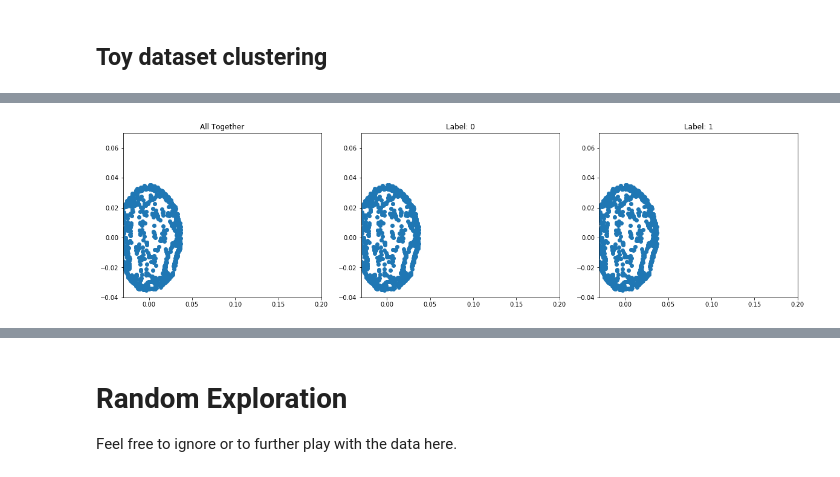
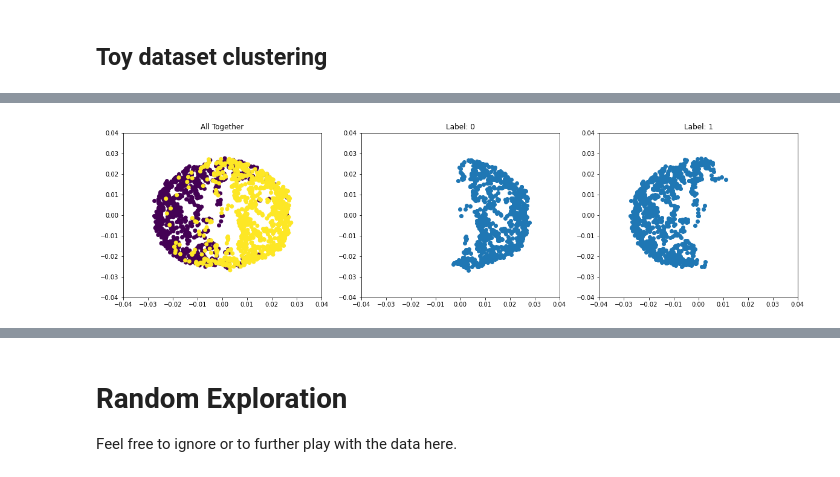
Before and after one commit to anniegao2007/neuron-clustering, a Jupyter notebook: code.ipynb, the cells around one changed output, grey strips where cells are left out. Saved outputs shown, nothing was run; the diff lists cells and outputs as text; code cells hidden in the pictures.

```diff
--- a/code.ipynb
+++ b/code.ipynb
@@ -531,15 +541,19 @@ array([[-0.74571133, -0.01525877],
 # %%
-fig, ax = plt.subplots(1, 3, figsize=(20,5))
-for i in range(3):
-    if i == 0:
-        ax[0].scatter(data_phate[:,0],data_phate[:,1])
-        ax[0].set_title('All Together')
-    else:
-        ind = [a for a in range(labels_SC.shape[0]) if labels_SC[a,i-1]]
-        ax[i].scatter(data_phate[ind,0], data_phate[ind,1])
-        ax[i].set_title('Label: {}'.format(i-1))
-    ax[i].set_xlim(-0.03, 0.2)
-    ax[i].set_ylim(-0.04, 0.07)
-plt.show()
+def plot_cluster_results(data, orig_labels, gen_labels, limits):
+    x1,x2,y1,y2 = limits
+    fig, ax = plt.subplots(1, 3, figsize=(20,5))
+    for i in range(3):
+        if i == 0:
+            ax[0].scatter(data[:,0],data[:,1], c=orig_labels)
+            ax[0].set_title('All Together')
+        else:
+            ind = [a for a in range(gen_labels.shape[0]) if gen_labels[a,i-1]]
+            ax[i].scatter(data[ind,0], data[ind,1])
+            ax[i].set_title('Label: {}'.format(i-1))
+        ax[i].set_xlim(x1,x2)
+        ax[i].set_ylim(y1,y2)
+    plt.show()
-# %% [output]
-[figure, removed]
+# %%
+plot_cluster_results(data_phate_sc, labels, labels_SC, [-0.04, 0.04, -0.04, 0.04])
+# %% [output]
+[figure, added]
```
Also changed, not shown: parts of 13 cells of this notebook, 1 other file.
